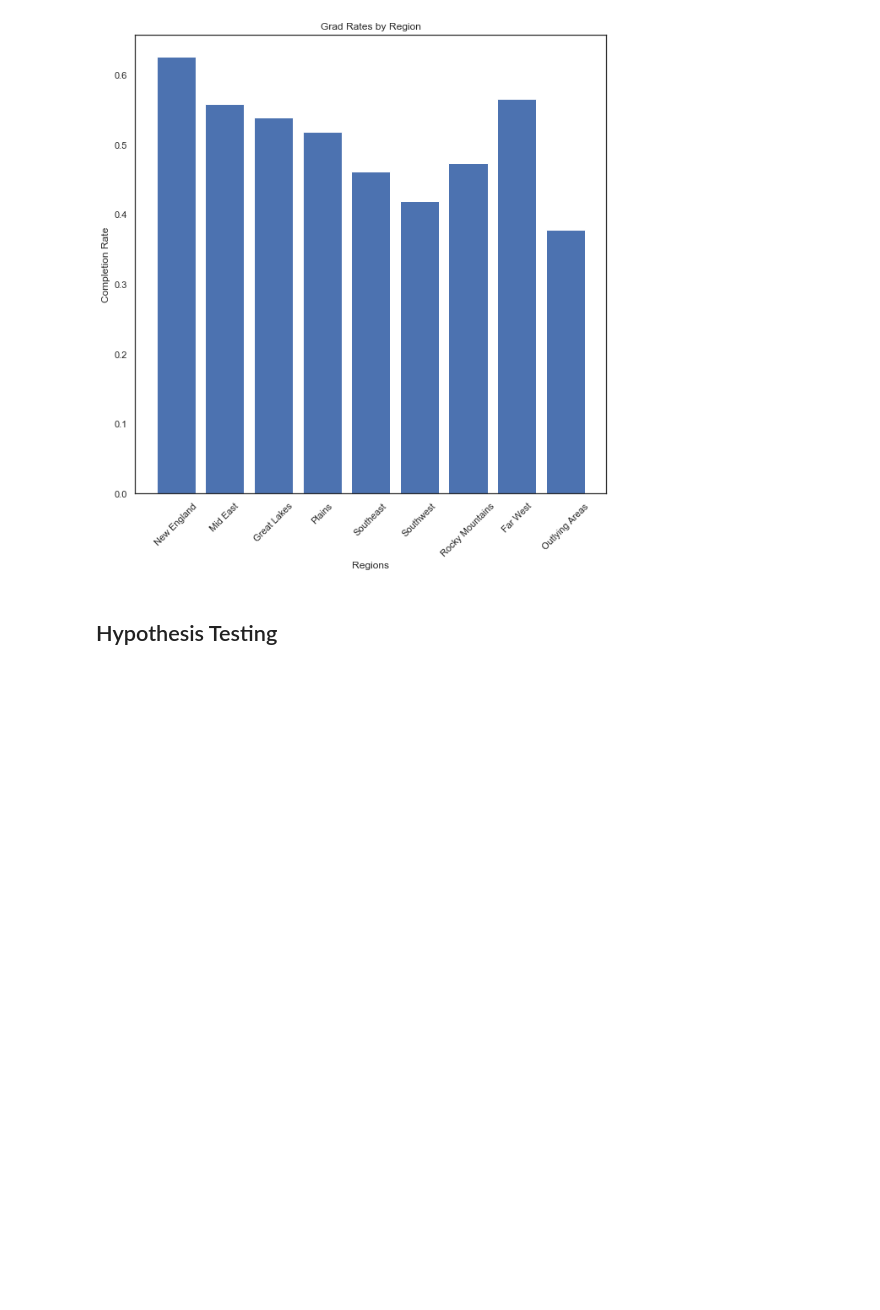
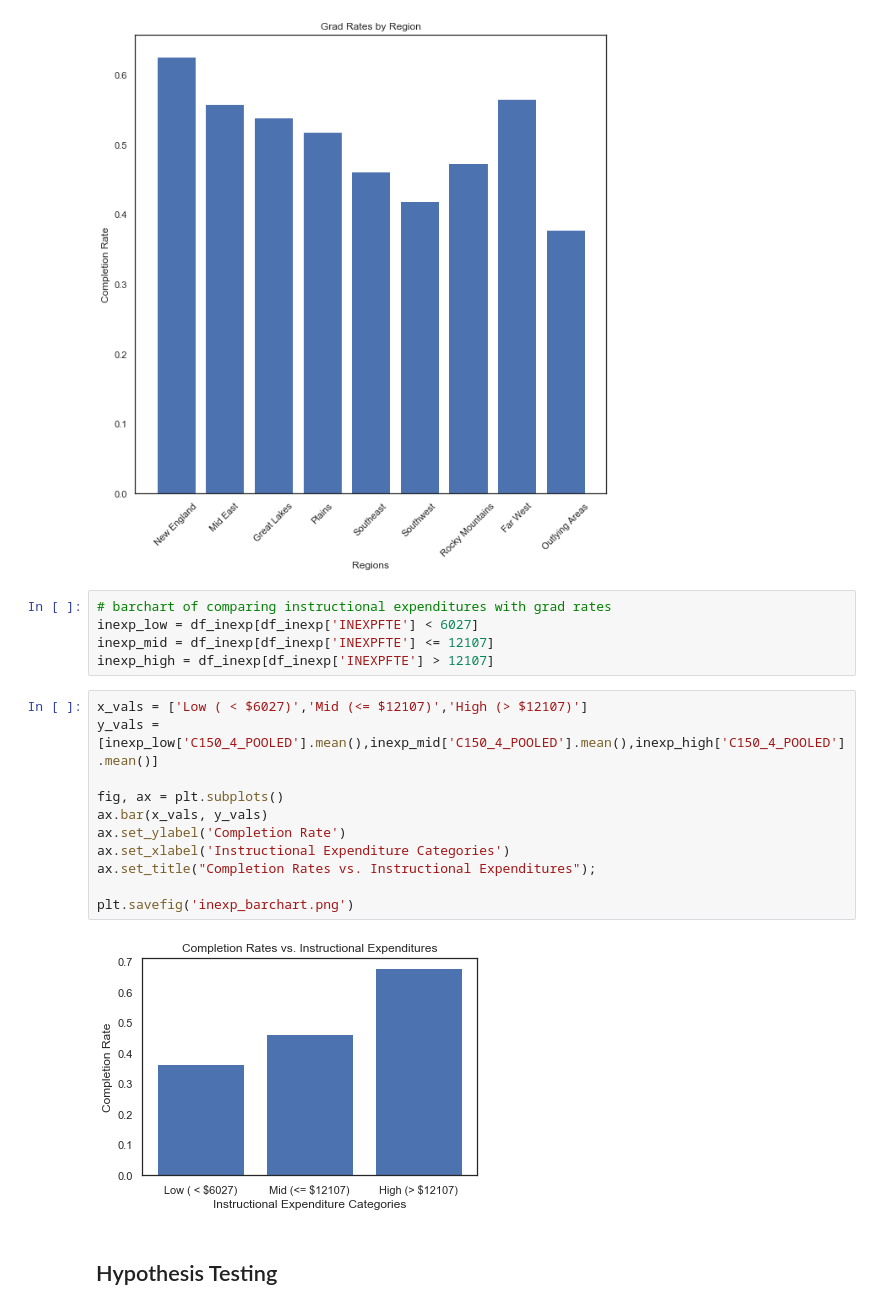
Before and after one commit to lcunningham24/Mod2Project, a Jupyter notebook: eda_visualizations_hypothesis.ipynb, the cells around one changed output. Cells and saved outputs as stored; diff of their text form; blank space fills up the shorter version.

```diff
--- a/eda_visualizations_hypothesis.ipynb
+++ b/eda_visualizations_hypothesis.ipynb
@@ -192,6 +207,24 @@ ax.set_ylabel('Completion Rate')
 plt.show()
 # %% [output]
 [figure]
+# %%
+# barchart of comparing instructional expenditures with grad rates
+inexp_low = df_inexp[df_inexp['INEXPFTE'] < 6027]
+inexp_mid = df_inexp[df_inexp['INEXPFTE'] <= 12107]
+inexp_high = df_inexp[df_inexp['INEXPFTE'] > 12107]
+# %%
+x_vals = ['Low ( < $6027)','Mid (<= $12107)','High (> $12107)']
+y_vals = [inexp_low['C150_4_POOLED'].mean(),inexp_mid['C150_4_POOLED'].mean(),inexp_high['C150_4_POOLED'].mean()]
+
+fig, ax = plt.subplots()
+ax.bar(x_vals, y_vals)
+ax.set_ylabel('Completion Rate')
+ax.set_xlabel('Instructional Expenditure Categories')
+ax.set_title("Completion Rates vs. Instructional Expenditures");
+
+plt.savefig('inexp_barchart.png')
+# %% [output]
+[figure, added]
 # %% [markdown]
 ## Hypothesis Testing
 # %% [markdown]
```
Also changed, not shown: parts of 26 cells of this notebook, 1 other file.
